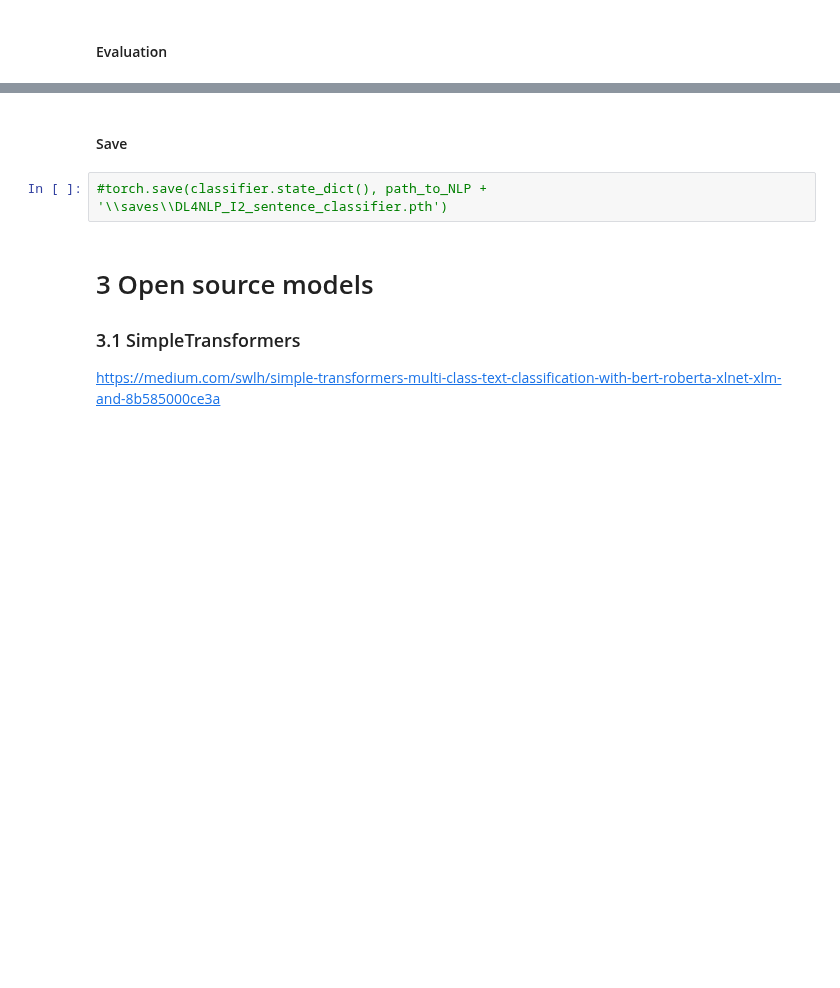
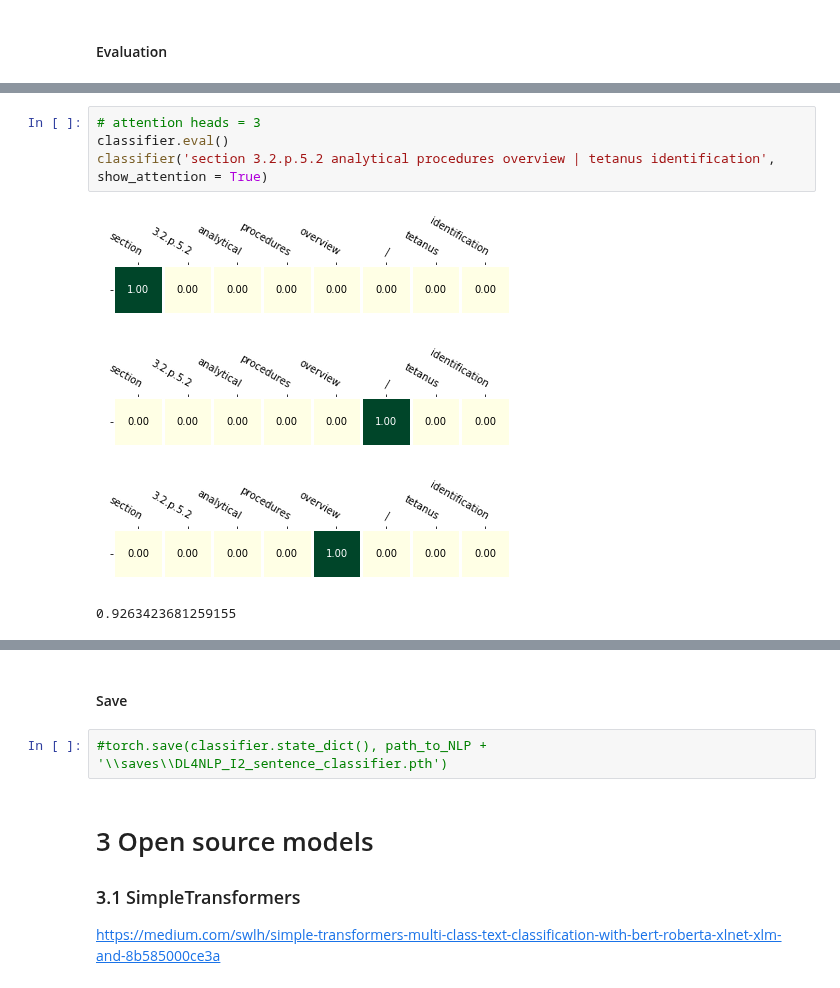
Before and after one commit to JBAujogue/RNN-playground, a Jupyter notebook: Deep Learning for NLP I - 2 Sentence Classification.ipynb, the cells around one changed output, grey strips where cells are left out. Saved outputs shown, nothing was run; the diff lists cells and outputs as text; blank space fills up the shorter version.

```diff
--- a/Deep Learning for NLP I - 2 Sentence Classification.ipynb
+++ b/Deep Learning for NLP I - 2 Sentence Classification.ipynb
@@ -791,3 +812,12 @@ classifier('section 3.2.p.5.2 analytical procedures overview | tetanus identific
+# %%
+# attention heads = 3
+classifier.eval()
+classifier('section 3.2.p.5.2 analytical procedures overview | tetanus identification', show_attention = True)
+# %% [output]
+[figure, added]
+[figure, added]
+[figure, added]
+0.9263423681259155
 # %%
 classifier.eval()
 classifier.compute_accuracy(labelled_sentences)
```
Also changed, not shown: parts of 9 cells of this notebook.
